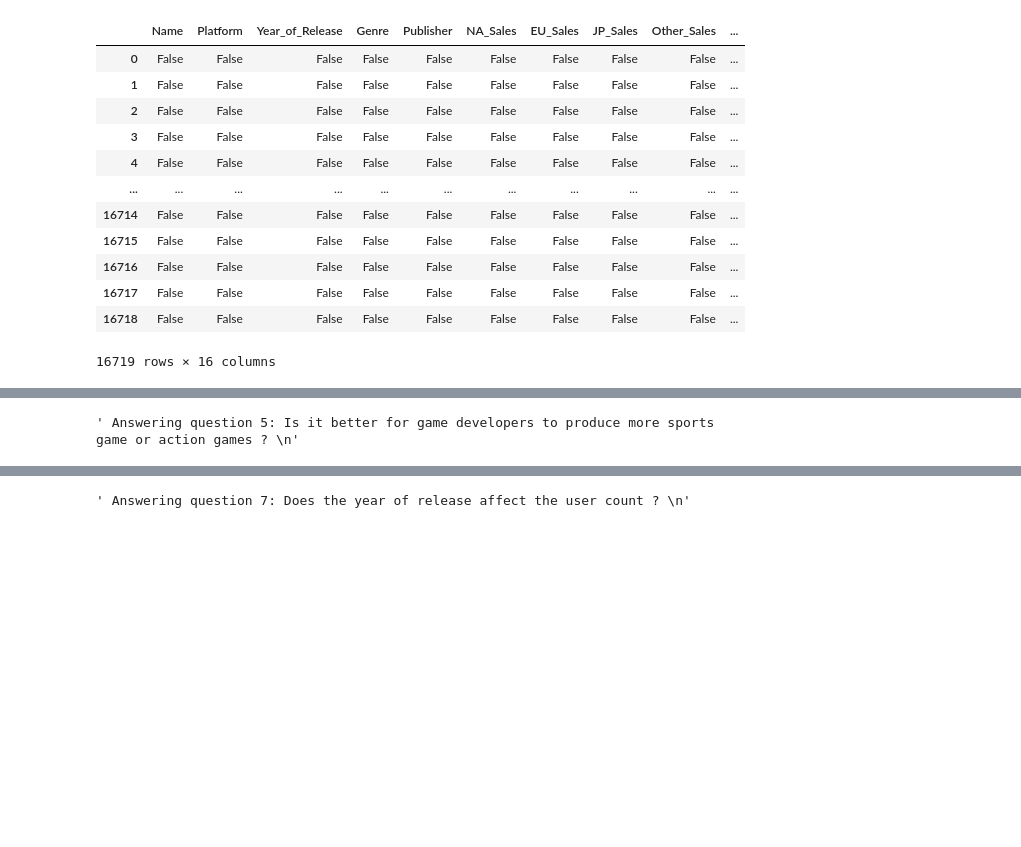
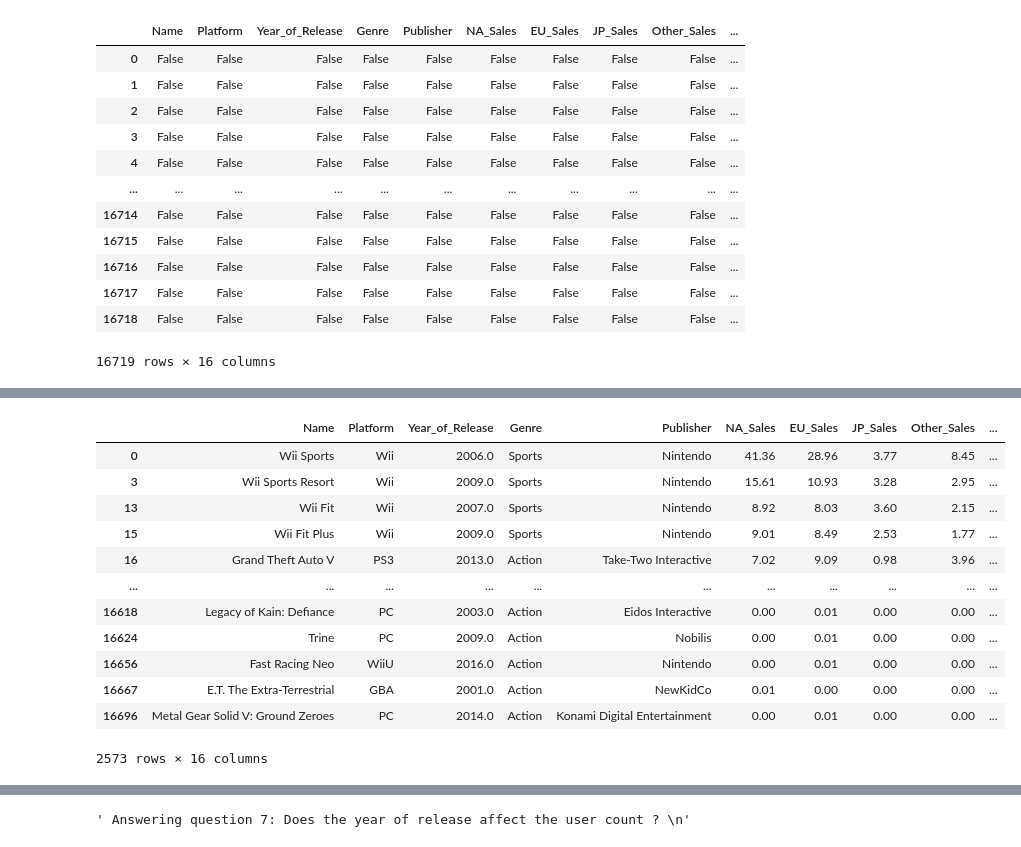
Before and after one commit to Rytham1/HtH_Build_Summer_2022, a Jupyter notebook: Finding-an-Interesting-Dataset-RythamD/Questions_Key.ipynb, the cells around one changed output, grey strips where cells are left out. Drawn from its saved outputs; the diff is of its cells as text; code cells hidden in the pictures; blank space fills up the shorter version.

```diff
--- a/Finding-an-Interesting-Dataset-RythamD/Questions_Key.ipynb
+++ b/Finding-an-Interesting-Dataset-RythamD/Questions_Key.ipynb
@@ -123,10 +124,27 @@ performance_data
 # %%
 ''' Answering question 5: Is it better for game developers to produce more sports game or action games ?
 -Game name
 -Genre (Filter, sports and action)
 -Sales for the filtering
 '''
+
+clean_data5 = vg_data.dropna()
+
+genre_filtered = clean_data5[ (clean_data5['Genre'] == 'Action') | (clean_data5['Genre'] == "Sports")]
+genre_filtered
 # %% [output]
+|  | Name | Platform | Year_of_Release | Genre | Publisher | NA_Sales | EU_Sales | JP_Sales | Other_Sales | ... |
+| 0 | Wii Sports | Wii | 2006.0 | Sports | Nintendo | 41.36 | 28.96 | 3.77 | 8.45 | ... |
+| 3 | Wii Sports Resort | Wii | 2009.0 | Sports | Nintendo | 15.61 | 10.93 | 3.28 | 2.95 | ... |
+| 13 | Wii Fit | Wii | 2007.0 | Sports | Nintendo | 8.92 | 8.03 | 3.60 | 2.15 | ... |
+| 15 | Wii Fit Plus | Wii | 2009.0 | Sports | Nintendo | 9.01 | 8.49 | 2.53 | 1.77 | ... |
+| 16 | Grand Theft Auto V | PS3 | 2013.0 | Action | Take-Two Interactive | 7.02 | 9.09 | 0.98 | 3.96 | ... |
+| ... | ... | ... | ... | ... | ... | ... | ... | ... | ... | ... |
+| 16618 | Legacy of Kain: Defiance | PC | 2003.0 | Action | Eidos Interactive | 0.00 | 0.01 | 0.00 | 0.00 | ... |
+| 16624 | Trine | PC | 2009.0 | Action | Nobilis | 0.00 | 0.01 | 0.00 | 0.00 | ... |
+| 16656 | Fast Racing Neo | WiiU | 2016.0 | Action | Nintendo | 0.00 | 0.01 | 0.00 | 0.00 | ... |
+| 16667 | E.T. The Extra-Terrestrial | GBA | 2001.0 | Action | NewKidCo | 0.01 | 0.00 | 0.00 | 0.00 | ... |
+| 16696 | Metal Gear Solid V: Ground Zeroes | PC | 2014.0 | Action | Konami Digital Entertainment | 0.00 | 0.01 | 0.00 | 0.00 | ... |
-' Answering question 5: Is it better for game developers to produce more sports game or action games ? \n'
+2573 rows × 16 columns
 # %%
 ''' Answering question 6: Is it better for game developers to release games that are platform targeted ?
```
Also changed, not shown: parts of 5 cells of this notebook.
